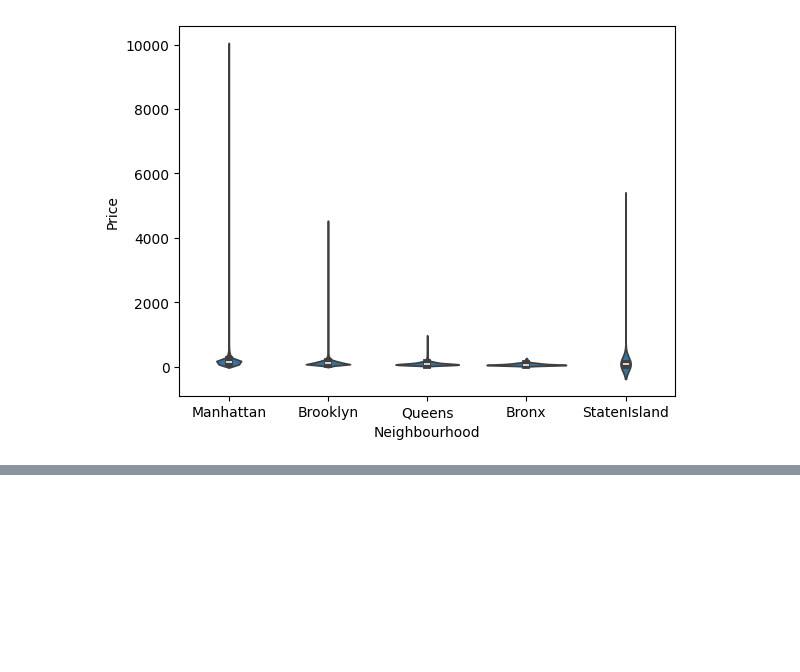
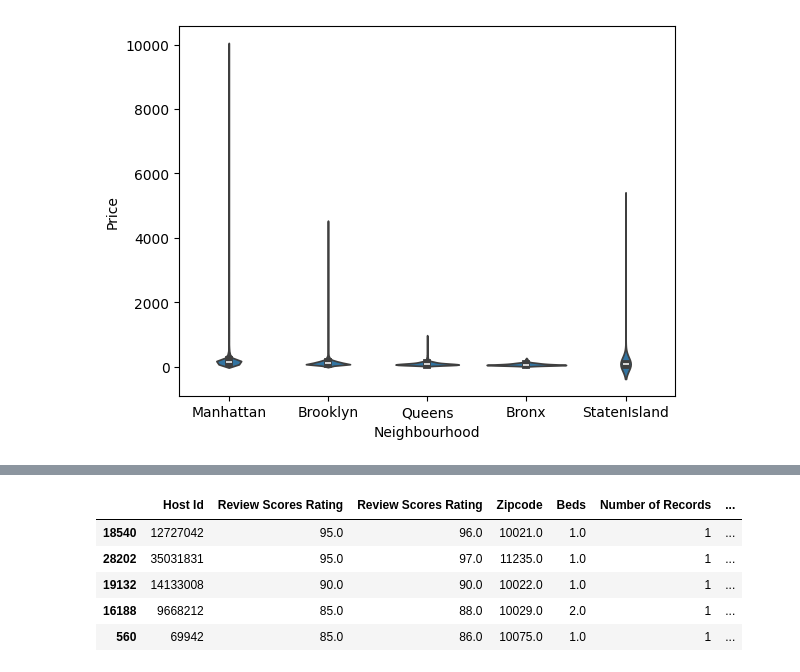
Before and after one commit to mchen899923/lab_hedonic_pricing, a Jupyter notebook: lab_notebook.ipynb, the cells around one changed output, grey strips where cells are left out. Saved outputs shown, nothing was run; the diff lists cells and outputs as text; code cells hidden in the pictures; blank space fills up the shorter version.

```diff
--- a/lab_notebook.ipynb
+++ b/lab_notebook.ipynb
@@ -225,0 +247,26 @@ plt.show()
+# %%
+numeric_cols = ["Host Id", "Review Scores Rating", "Zipcode", "Beds", "Number of Records", "Number of Reviews", "Price"]
+categorical_cols = ["Host Since", "Name", "Neighbourhood", "Property Type", "Room Type"]
+# %%
+from sklearn.model_selection import train_test_split
+train_df, test_df = train_test_split(airbnb2_df, test_size=0.2, random_state=42)
+# %%
+from sklearn.linear_model import LinearRegression #Make a model where you regress price on the numeric variables alone
+
+y_train = train_df["Price"]
+x_train = train_df[numeric_cols]
+
+model = LinearRegression()
+model.fit(x_train, y_train)
+y_test = test_df['Price']
+x_train = train_df[numeric_cols]
+x_test = test_df[numeric_cols]
+
+display(x_train.head())
+# %% [output]
+|  | Host Id | Review Scores Rating | Review Scores Rating | Zipcode | Beds | Number of Records | ... |
+| 18540 | 12727042 | 95.0 | 96.0 | 10021.0 | 1.0 | 1 | ... |
+| 28202 | 35031831 | 95.0 | 97.0 | 11235.0 | 1.0 | 1 | ... |
+| 19132 | 14133008 | 90.0 | 90.0 | 10022.0 | 1.0 | 1 | ... |
+| 16188 | 9668212 | 85.0 | 88.0 | 10029.0 | 2.0 | 1 | ... |
+| 560 | 69942 | 85.0 | 86.0 | 10075.0 | 1.0 | 1 | ... |
```
Also changed, not shown: parts of 8 cells of this notebook.
